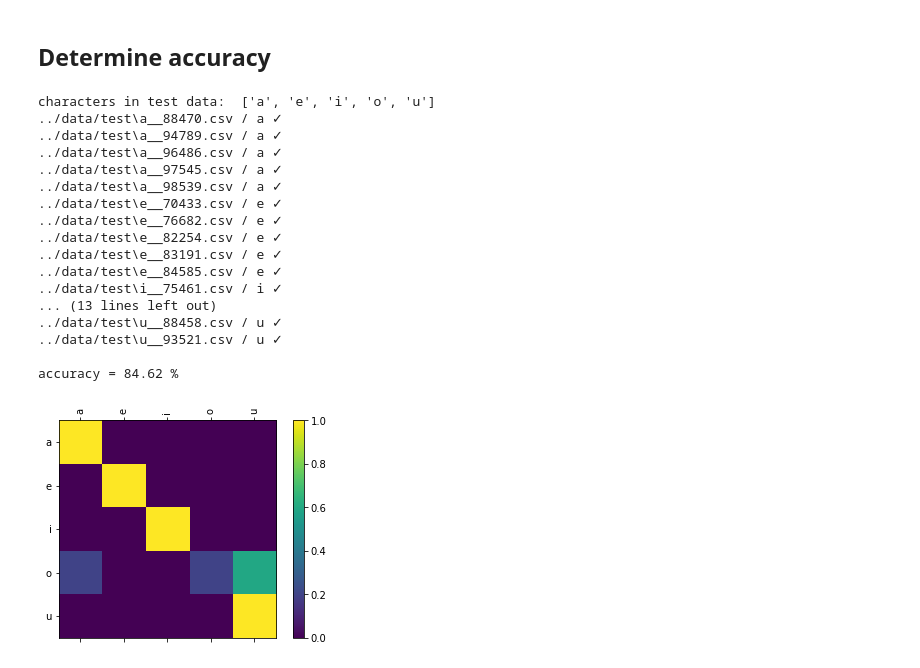
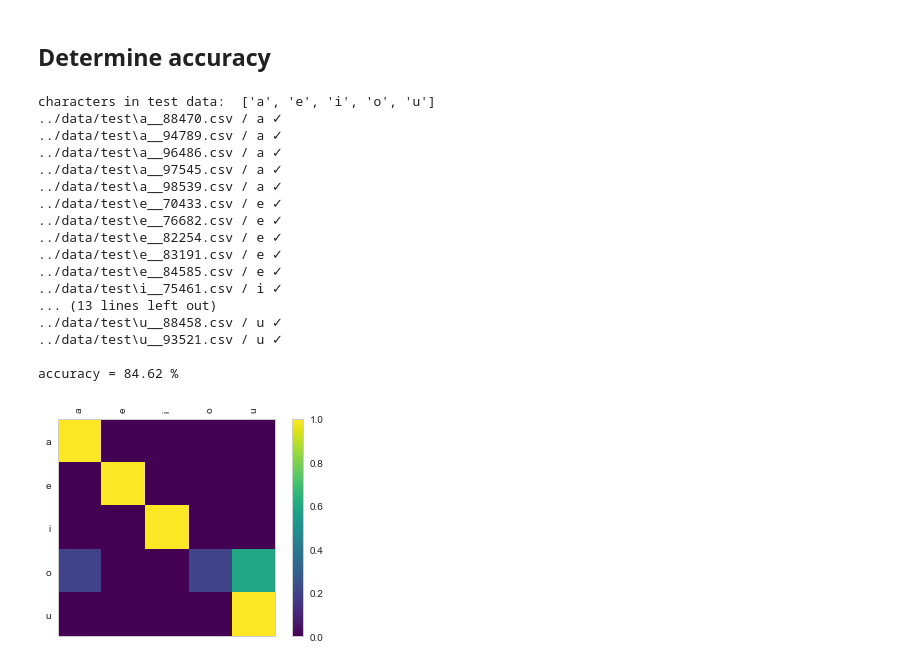
Before and after one commit to erikhelmut/japanese-character-classification, a Jupyter notebook: notebooks/2.4-erikh-lstm-cell-network-byhand.ipynb, the cells around one changed output. Saved outputs shown, nothing was run; the diff lists cells and outputs as text; code cells hidden in the pictures.

Commit message:
update plots

```diff
--- a/notebooks/2.4-erikh-lstm-cell-network-byhand.ipynb
+++ b/notebooks/2.4-erikh-lstm-cell-network-byhand.ipynb
@@ -393,8 +393,8 @@ class RNN(nn.Module):
         super(RNN, self).__init__()
         self.hidden_size = hidden_size
 
-        #self.lstmcell = VanillaLSTMCell(input_size, hidden_size)
-        self.lstmcell = OptimizedPeepholeLSTMCell(input_size, hidden_size, peephole=True)
+        self.lstmcell = VanillaLSTMCell(input_size, hidden_size)
+        #self.lstmcell = OptimizedPeepholeLSTMCell(input_size, hidden_size, peephole=True)
 
         self.fc = nn.Linear(hidden_size, n_characters)
         self.softmax = nn.LogSoftmax(dim=1)
@@ -499,7 +499,7 @@ KeyboardInterrupt:
 ## Plot LOSS-function
 # %%
 # create figure
-mpl.style.use("seaborn-whitegrid")
+mpl.style.use("seaborn") #seaborn-whitegrid
 plt.figure(figsize=(12,6))
 # create plot
 plt.plot(all_losses)
@@ -575,35 +575,38 @@ print(f"\naccuracy = {acc:.2f} %\n")
 # set up plot
 fig = plt.figure()
 ax = fig.add_subplot(111)
-cax = ax.matshow(confusion.numpy())
+ax.grid(False)
+cax = ax.matshow(confusion.numpy(), cmap="viridis")
 fig.colorbar(cax)
 
 # set up axes
-ax.set_xticklabels([''] + all_characters, rotation=90)
-ax.set_yticklabels([''] + all_characters)
+ax.set_xticks(range(5))
+ax.set_yticks(range(5))
+ax.set_xticklabels(all_characters, rotation=90)
+ax.set_yticklabels(all_characters)
 
 # force label at every tick
 ax.xaxis.set_major_locator(ticker.MultipleLocator(1))
 ax.yaxis.set_major_locator(ticker.MultipleLocator(1))
 
 # sphinx_gallery_thumbnail_number = 2
 plt.show()
 # %% [output]
 characters in test data:  ['a', 'e', 'i', 'o', 'u']
 ../data/test\a__88470.csv / a ✓
 ../data/test\a__94789.csv / a ✓
 ../data/test\a__96486.csv / a ✓
 ../data/test\a__97545.csv / a ✓
 ../data/test\a__98539.csv / a ✓
 ../data/test\e__70433.csv / e ✓
 ../data/test\e__76682.csv / e ✓
 ../data/test\e__82254.csv / e ✓
 ../data/test\e__83191.csv / e ✓
 ../data/test\e__84585.csv / e ✓
 ../data/test\i__75461.csv / i ✓
 ... (13 lines left out)
 ../data/test\u__88458.csv / u ✓
 ../data/test\u__93521.csv / u ✓
 
 accuracy = 84.62 %
-[figure, old version]
+[figure, new version]
```
Also changed, not shown: parts of 2 cells of this notebook, 5 other files.
